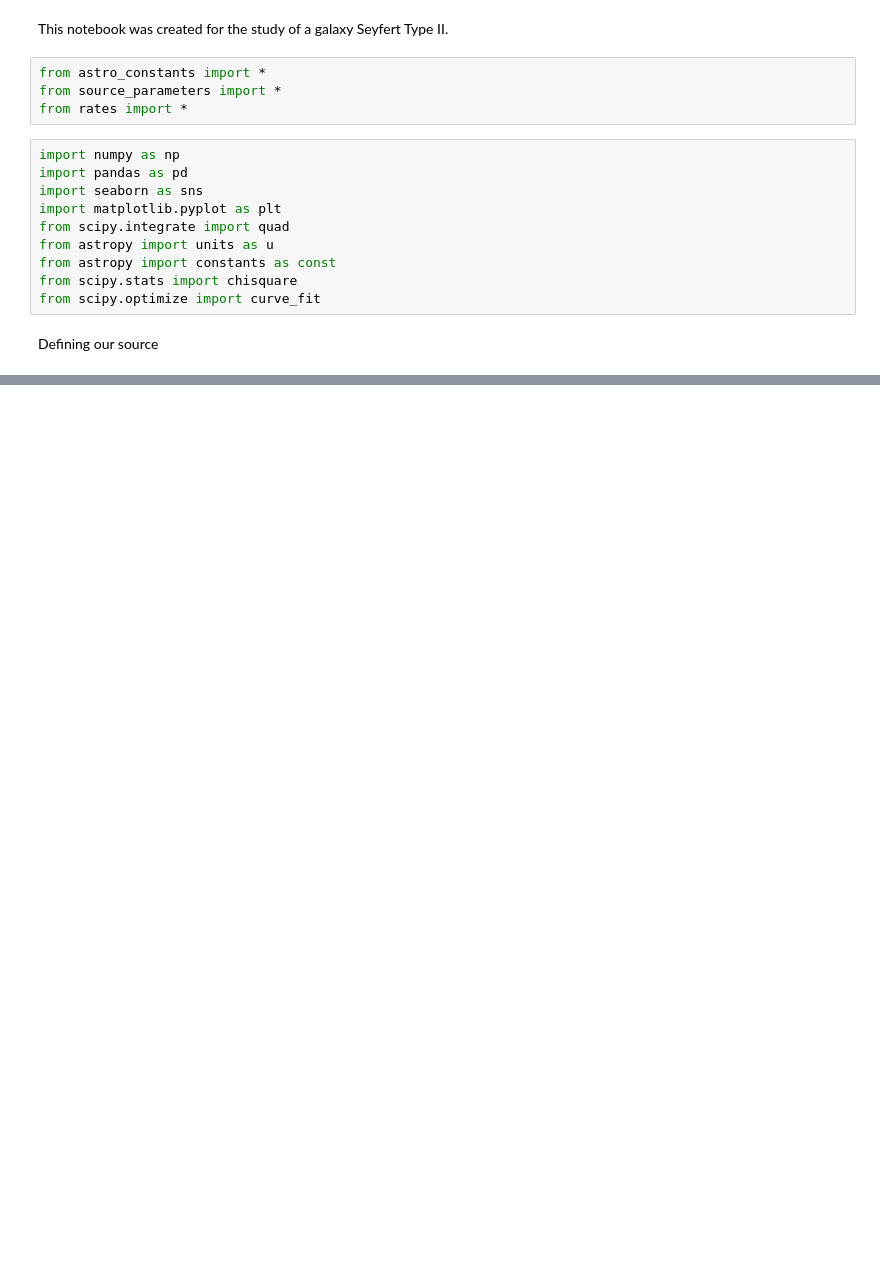
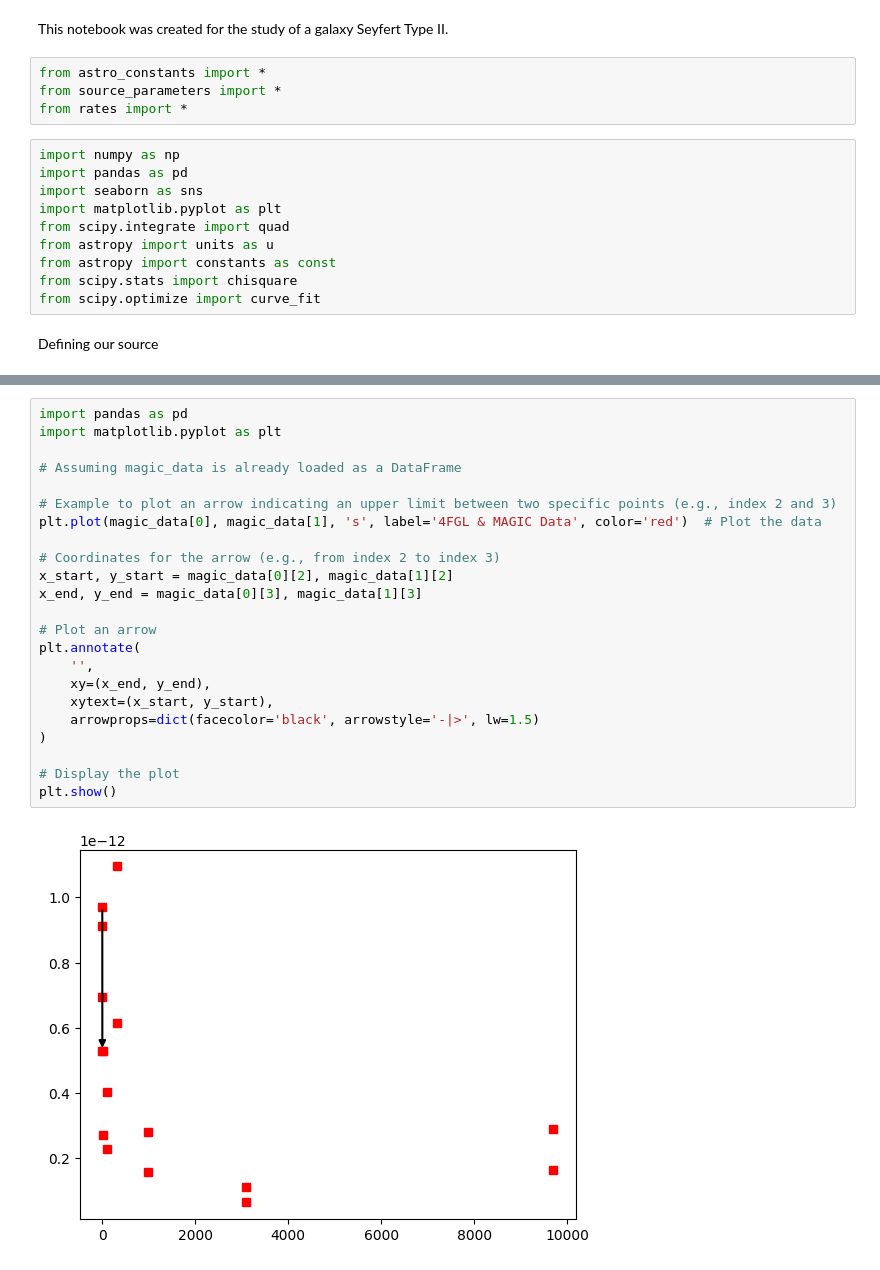
Before and after one commit to luanapassosreis/AGN_Studies, a Jupyter notebook: SED_reconstruction.ipynb, the cells around one changed output, grey strips where cells are left out. Cells and saved outputs as stored; diff of their text form; blank space fills up the shorter version.

```diff
--- a/SED_reconstruction.ipynb
+++ b/SED_reconstruction.ipynb
@@ -49,0 +101,25 @@ Reconnection Power:
+# %%
+import pandas as pd
+import matplotlib.pyplot as plt
+
+# Assuming magic_data is already loaded as a DataFrame
+
+# Example to plot an arrow indicating an upper limit between two specific points (e.g., index 2 and 3)
+plt.plot(magic_data[0], magic_data[1], 's', label='4FGL & MAGIC Data', color='red')  # Plot the data
+
+# Coordinates for the arrow (e.g., from index 2 to index 3)
+x_start, y_start = magic_data[0][2], magic_data[1][2]
+x_end, y_end = magic_data[0][3], magic_data[1][3]
+
+# Plot an arrow
+plt.annotate(
+    '',
+    xy=(x_end, y_end),
+    xytext=(x_start, y_start),
+    arrowprops=dict(facecolor='black', arrowstyle='-|>', lw=1.5)
+)
+
+# Display the plot
+plt.show()
+# %% [output]
+[figure, added]
```
Also changed, not shown: parts of 3 cells of this notebook, 6 other files.
